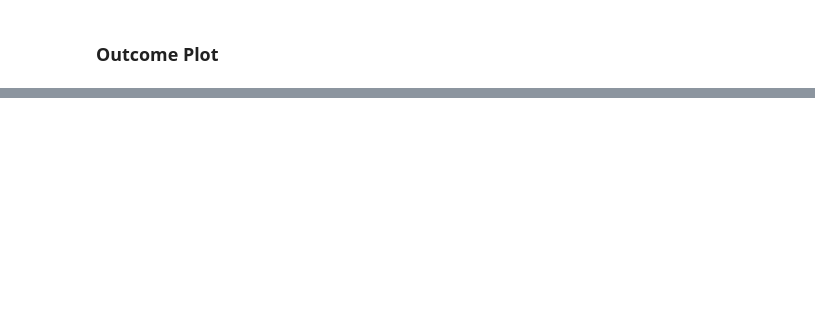
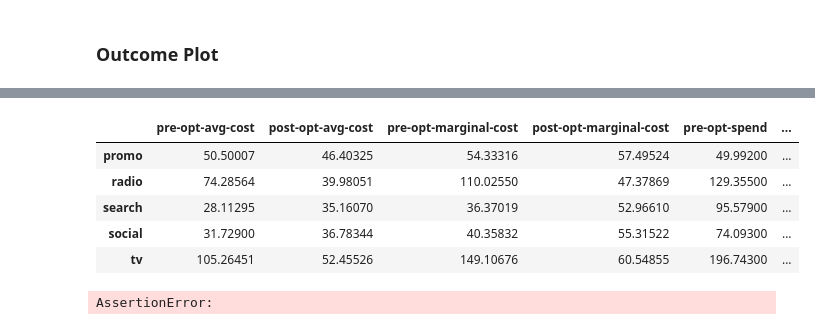
Before and after one commit to edwinnglabs/karpiu, a Jupyter notebook: docs/examples/target_max.ipynb, the cells around one changed output, grey strips where cells are left out. Cells and saved outputs as stored; diff of their text form; code cells hidden in the pictures; blank space fills up the shorter version.

```diff
--- a/docs/examples/target_max.ipynb
+++ b/docs/examples/target_max.ipynb
@@ -159,0 +403,13 @@ assert total_optim_pred > total_init_pred
+# %%
+cost_report
+# %% [output]
+|  | pre-opt-avg-cost | post-opt-avg-cost | pre-opt-marginal-cost | post-opt-marginal-cost | pre-opt-spend | ... |
+| promo | 50.50007 | 46.40325 | 54.33316 | 57.49524 | 49.99200 | ... |
+| radio | 74.28564 | 39.98051 | 110.02550 | 47.37869 | 129.35500 | ... |
+| search | 28.11295 | 35.16070 | 36.37019 | 52.96610 | 95.57900 | ... |
+| social | 31.72900 | 36.78344 | 40.35832 | 55.31522 | 74.09300 | ... |
+| tv | 105.26451 | 52.45526 | 149.10676 | 60.54855 | 196.74300 | ... |
+# %%
+assert np.allclose(new_optim_spend_matrix, optim_spend_matrix, atol=1e-1, rtol=1e-1)
+# %% [output]
+AssertionError:
```
Also changed, not shown: parts of 23 cells of this notebook, 35 other files.
